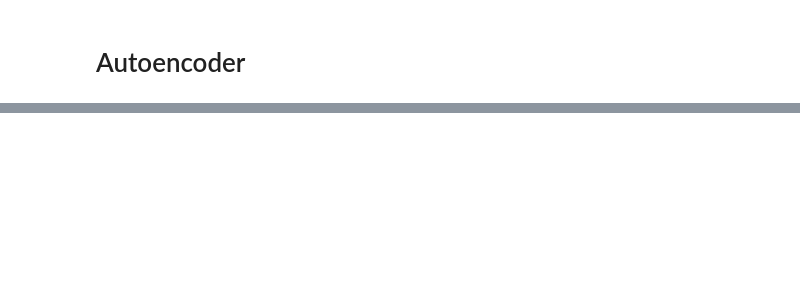
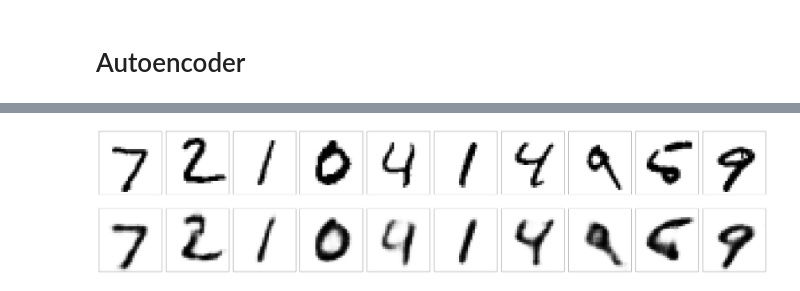
Before and after one commit to aligusnet/data-experiments, a Jupyter notebook: MNIST/tensorflow/autoencoder.ipynb, the cells around one changed output, grey strips where cells are left out. Cells and saved outputs as stored; diff of their text form; code cells hidden in the pictures; blank space fills up the shorter version.

```diff
--- a/MNIST/tensorflow/autoencoder.ipynb
+++ b/MNIST/tensorflow/autoencoder.ipynb
@@ -100,0 +147,10 @@ display(training_features[:10], autoencoder)
+# %%
+class ConvAutoencoder(Model):
+    def __init__(self):
+        super(ConvAutoencoder, self).__init__()
+        self.encoder = ConvEncoder()
+        self.decoder = ConvDecoder()
+
+    def call(self, features):
+        code = self.encoder(features)
+        return self.decoder(code)
@@ -100,0 +159,19 @@ display(training_features[:10], autoencoder)
+# %%
+def prepare_data(features):
+    features = features.astype('float32') / 255.0
+    return np.reshape(features, (len(features), 28, 28, 1))
+
+(training_features, _), (test_features, _) = keras.datasets.mnist.load_data()
+training_features = prepare_data(training_features)
+test_features = prepare_data(test_features)
+# %%
+cautoencoder = ConvAutoencoder()
+cautoencoder.compile(optimizer='rmsprop', loss='mse')
+# %%
+%%time
+
+cautoencoder.fit(training_features,
+                 training_features,
+                 validation_data=(test_features, test_features),
+                 epochs=10,
+                 batch_size=128)
@@ -100,0 +197,4 @@ display(training_features[:10], autoencoder)
+# %%
+display(test_features[:10], cautoencoder)
+# %% [output]
+[figure, added]
```
Also changed, not shown: parts of 25 cells of this notebook.
